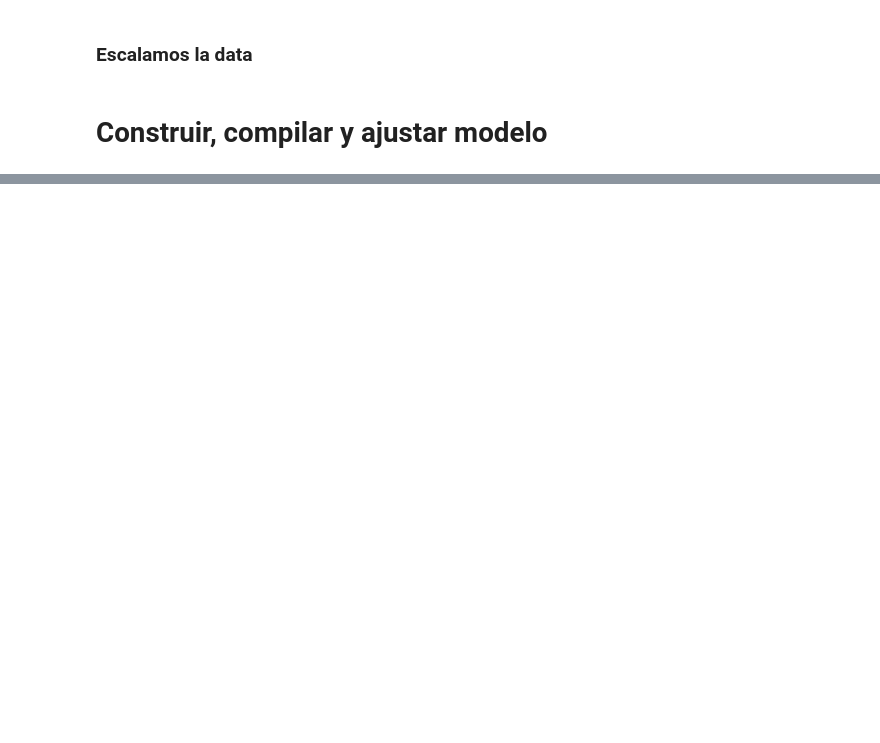
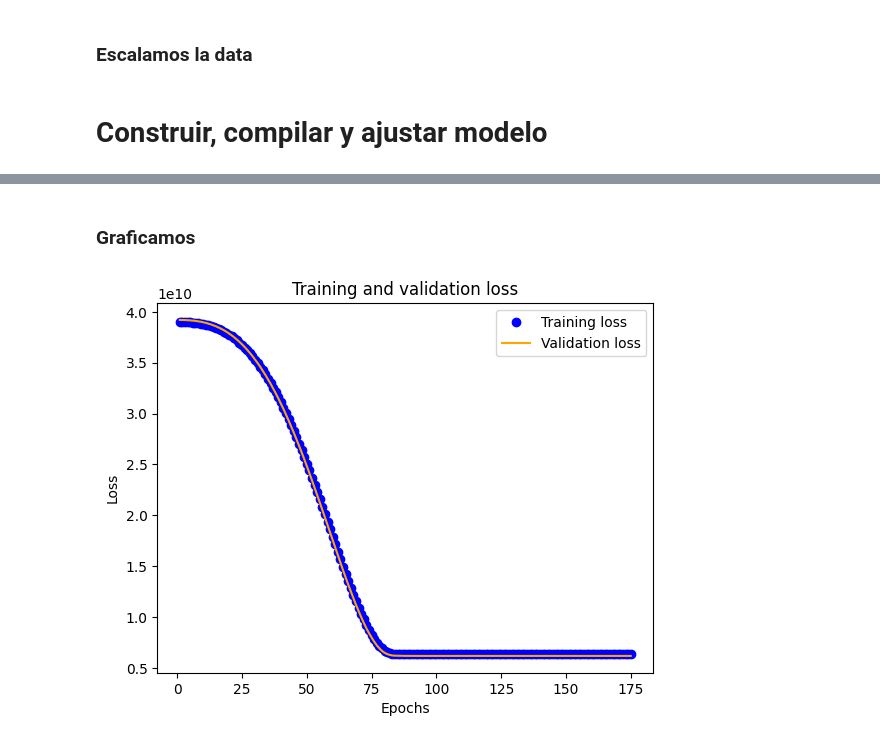
Before and after one commit to Javilejoo/Redes-Neuronales-MD, a Jupyter notebook: red-neuronal.ipynb, the cells around one changed output, grey strips where cells are left out. Cells and saved outputs as stored; diff of their text form; code cells hidden in the pictures; blank space fills up the shorter version.

```diff
--- a/red-neuronal.ipynb
+++ b/red-neuronal.ipynb
@@ -512,8 +521,8 @@ ModuleNotFoundError: No module named 'keras'
 # %%
-model = Sequential() #Para construir la red de manera simple.
-model.add(Dense(1000, input_shape=(X_train.shape[1],), activation='relu')) #1000 neuronas,
+model = Sequential()
+model.add(Dense(1000, input_shape=(X_train_scaled.shape[1],), activation='relu'))
 model.add(Dense(500, activation='relu'))
 model.add(Dense(250, activation='relu'))
-model.add(Dense(1, activation='linear')) #Nodo de salida
-model.summary() # Ver la arquitectura del modelo
+model.add(Dense(1, activation='linear'))
+model.summary()
 # %% [output]
@@ -520,0 +544,12 @@ NameError: name 'Sequential' is not defined
+# %%
+
+model.compile(optimizer='rmsprop', loss='mse', metrics=['mae'])
+# %%
+es = EarlyStopping(monitor='val_loss', mode='min', patience=50, restore_best_weights=True)
+# %%
+history = model.fit(X_train_scaled, y_train_encoded,
+                    validation_data=(X_test_scaled, y_test_encoded),
+                    callbacks=[es],
+                    epochs=5000,
+                    batch_size=50,
+                    verbose=1)
@@ -520,0 +574,16 @@ NameError: name 'Sequential' is not defined
+# %% [markdown]
+### Graficamos
+# %%
+history_dict = history.history
+loss_values = history_dict['loss']
+val_loss_values = history_dict['val_loss']
+epochs = range(1, len(loss_values) + 1) # Numero de Epochs, para X
+plt.plot(epochs, loss_values, 'bo', label='Training loss')
+plt.plot(epochs, val_loss_values, 'orange', label='Validation loss')
+plt.title('Training and validation loss')
+plt.xlabel('Epochs')
+plt.ylabel('Loss')
+plt.legend()
+plt.show()
+# %% [output]
+[figure, added]
```
Also changed, not shown: parts of 19 cells of this notebook.
